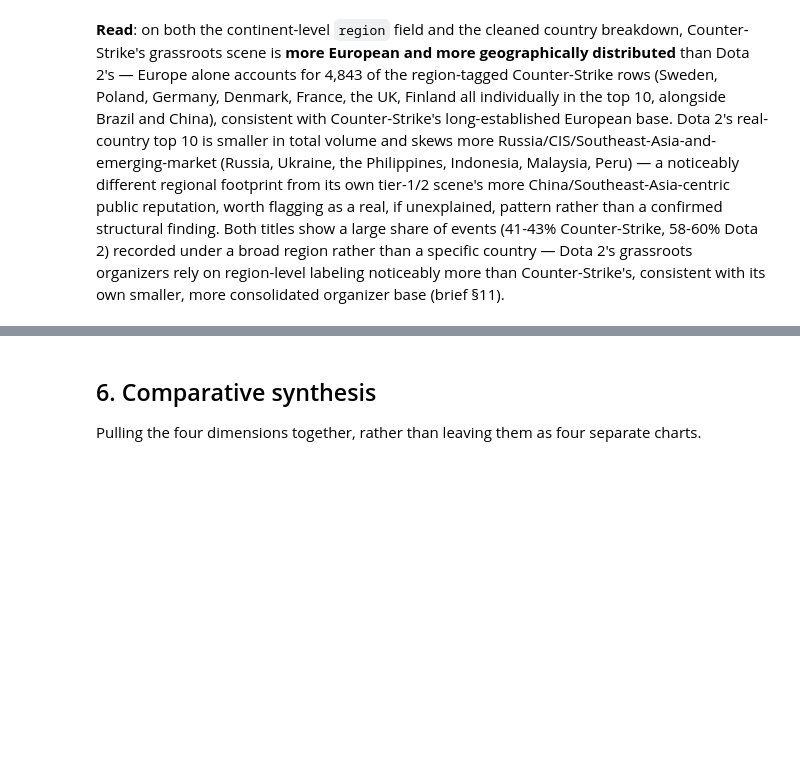
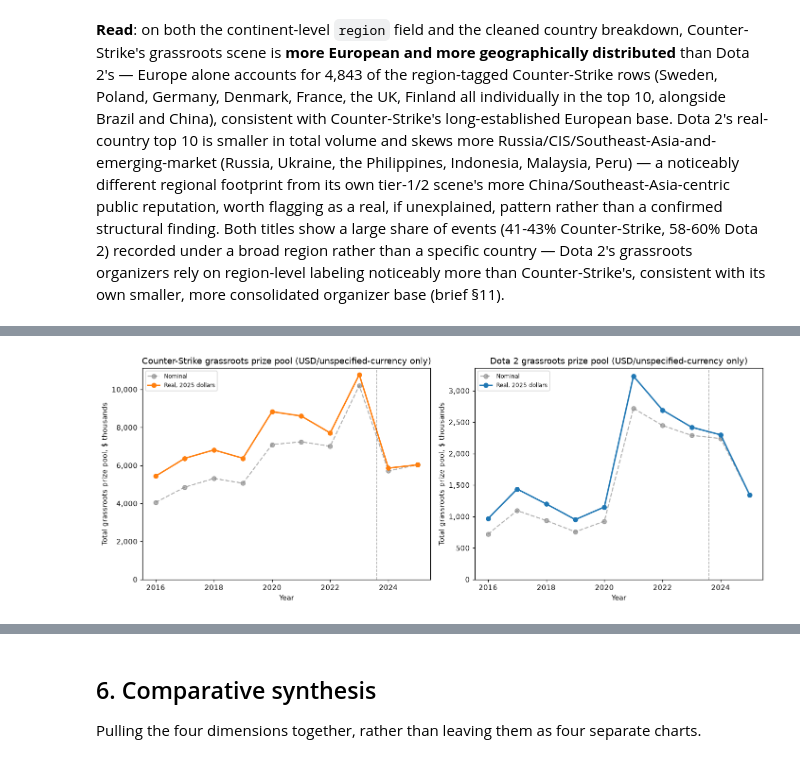
Before and after one commit to JacobH1994/fandomdatapuller, a Jupyter notebook: notebooks/grassroots_scene_comparison.ipynb, the cells around one changed output, grey strips where cells are left out. Saved outputs shown, nothing was run; the diff lists cells and outputs as text; code cells hidden in the pictures; blank space fills up the shorter version.

```diff
--- a/notebooks/grassroots_scene_comparison.ipynb
+++ b/notebooks/grassroots_scene_comparison.ipynb
@@ -539,0 +507,15 @@ notebook resolves.
+# %%
+# A one-time, live-fetched sample (2026-09-10, 2s/request rate limit,
+# 60 pages/title from the broad-region-labeled pool, seed=42) -- frozen
+# here as data rather than re-fetched on every notebook run, same reasoning
+# data/reference/cpi_deflator.csv is a committed snapshot, not a live pull.
+_REGION_SAMPLE_SUMMARY = {'counter_strike|counterstrike': {'n': 60, 'type_counts': {'online': 60}, 'city_hits': [('CSadria/Clan Championship/Season 4', 'Adria')]}, 'dota2|dota2': {'n': 60, 'type_counts': {'online': 59, 'online & offline': 1}, 'city_hits': []}}
+
+for key, s in _REGION_SAMPLE_SUMMARY.items():
+    title, wiki = key.split("|")
+    label = "Counter-Strike" if title == "counter_strike" else "Dota 2"
+    print(f"{label} (n={s['n']} sampled from the broad-region-labeled pool):")
+    print(f"  type field: {s['type_counts']}")
+    print(f"  rows with a distinct 'city' field: {len(s['city_hits'])}"
+          + (f" -- {s['city_hits'][0][0]!r}: city={s['city_hits'][0][1]!r} (the tournament's own brand name, not a real city)" if s['city_hits'] else ""))
+    print()
@@ -539,0 +567,52 @@ notebook resolves.
+# %%
+deflator = {}
+with open(REPO_ROOT / "data" / "reference" / "cpi_deflator.csv") as f:
+    for row in csv.DictReader(f):
+        deflator[int(row["year"])] = float(row["deflator_to_2025"])
+
+def yearly_prize(title_id, filt):
+    df = pd.read_sql_query(
+        f"SELECT substr(start_date,1,4) AS yr, sum(prize_pool) AS total_nominal, "
+        f"count(prize_pool) AS n_with_prize "
+        f"FROM tournaments WHERE title_id=? AND {filt} AND (currency='USD' OR currency IS NULL) "
+        f"AND prize_pool IS NOT NULL AND start_date GLOB '[0-9][0-9][0-9][0-9]-*' "
+        f"GROUP BY yr ORDER BY yr", conn, params=(title_id,))
+    df["yr"] = df["yr"].astype(int)
+    df = df[(df["yr"] >= 2016) & (df["yr"] <= 2025)]
+    df["total_real_2025"] = df["total_nominal"] * df["yr"].map(deflator)
+    return df
+
+prize_dfs = {title_id: yearly_prize(title_id, filt) for title_id, filt, _, _ in TITLES}
+
+fig, axes = plt.subplots(1, 2, figsize=(13, 5))
+for ax, (title_id, filt, color, label) in zip(axes, TITLES):
+    df = prize_dfs[title_id]
+    ax.plot(df["yr"], df["total_nominal"] / 1000, "o--", color="gray", alpha=0.6, label="Nominal")
+    ax.plot(df["yr"], df["total_real_2025"] / 1000, "o-", color=color, linewidth=2, label="Real, 2025 dollars")
+    ax.axvline(2023.6, color="black", linestyle="--", linewidth=1, alpha=0.35)
+    ax.set_xlabel("Year")
+    ax.set_ylabel("Total grassroots prize pool, $ thousands")
+    ax.set_title(f"{label} grassroots prize pool (USD/unspecified-currency only)")
+    ax.yaxis.set_major_formatter(mticker.StrMethodFormatter("{x:,.0f}"))
+    ax.set_ylim(bottom=0)
+    ax.legend(fontsize=8)
+plt.tight_layout()
+plt.savefig(REPO_ROOT / "notebooks" / "_grassroots_fig6_prize_pool.png", dpi=110)
+plt.show()
+
+for title_id, _, _, label in TITLES:
+    df = prize_dfs[title_id]
+    print(f"\n{label}:")
+    print(df.assign(total_nominal=df["total_nominal"].round(0), total_real_2025=df["total_real_2025"].round(0)).to_string(index=False))
+    peak_nominal_yr = df.loc[df["total_nominal"].idxmax(), "yr"]
+    peak_real_yr = df.loc[df["total_real_2025"].idxmax(), "yr"]
+    print(f"  nominal peak: {peak_nominal_yr}  |  real (2025 $) peak: {peak_real_yr}")
+
+for title_id, _, _, label in TITLES:
+    df = prize_dfs[title_id].copy()
+    df["avg_per_event_nominal"] = (df["total_nominal"] / df["n_with_prize"]).round(0)
+    df["avg_per_event_real_2025"] = (df["total_real_2025"] / df["n_with_prize"]).round(0)
+    print(f"\n{label} avg prize per prize-bearing event (nominal vs. real 2025 $):")
+    print(df[["yr","avg_per_event_nominal","avg_per_event_real_2025"]].to_string(index=False))
+# %% [output]
+[figure, added]
```
Also changed, not shown: parts of 15 cells of this notebook.
